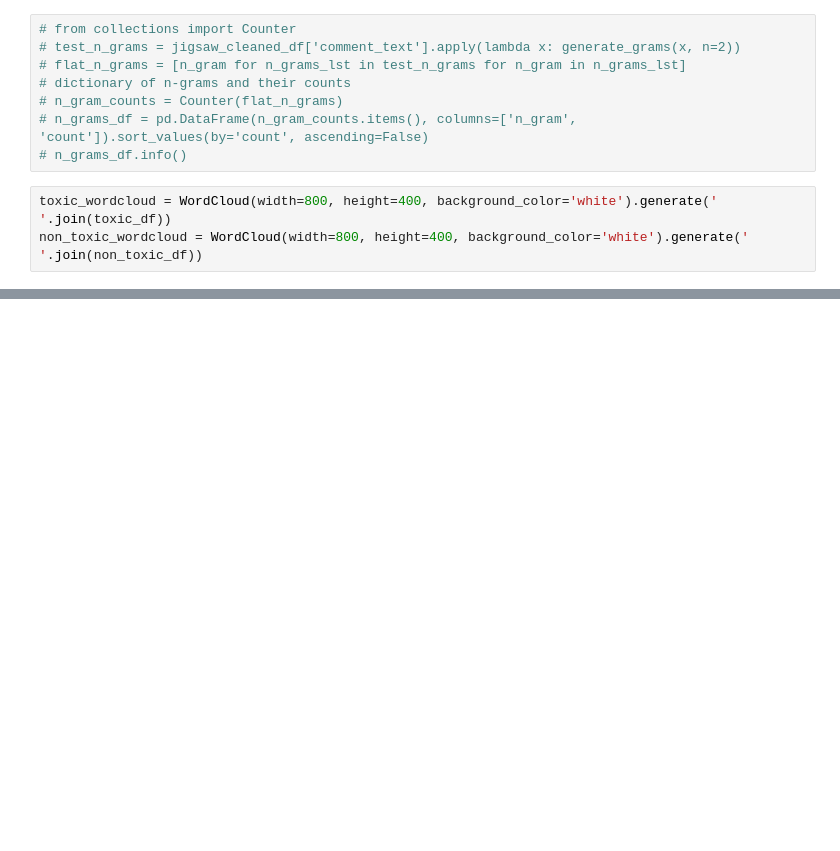
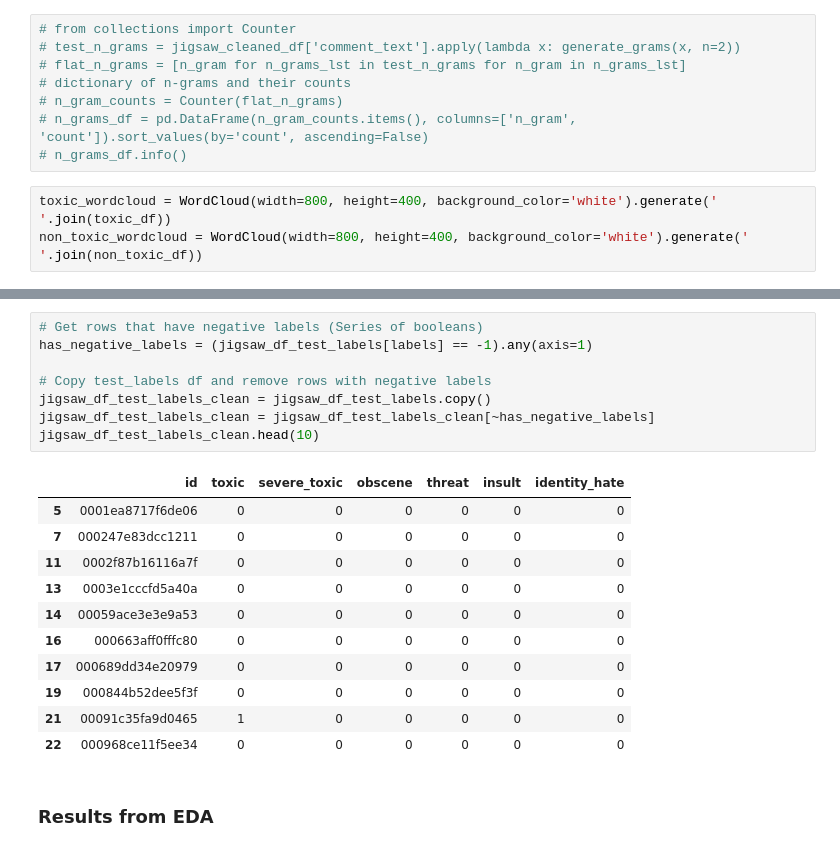
Before and after one commit to johne18/ml_learnings, a Jupyter notebook: SafeChat/notebooks/jigsaw_eda.ipynb, the cells around one changed output, grey strips where cells are left out. Saved outputs shown, nothing was run; the diff lists cells and outputs as text; blank space fills up the shorter version.

```diff
--- a/SafeChat/notebooks/jigsaw_eda.ipynb
+++ b/SafeChat/notebooks/jigsaw_eda.ipynb
@@ -228,0 +297,22 @@ for n in range(2, 5):
+# %%
+# Get rows that have negative labels (Series of booleans)
+has_negative_labels = (jigsaw_df_test_labels[labels] == -1).any(axis=1)
+
+# Copy test_labels df and remove rows with negative labels
+jigsaw_df_test_labels_clean = jigsaw_df_test_labels.copy()
+jigsaw_df_test_labels_clean = jigsaw_df_test_labels_clean[~has_negative_labels]
+jigsaw_df_test_labels_clean.head(10)
+# %% [output]
+|  | id | toxic | severe_toxic | obscene | threat | insult | identity_hate |
+| 5 | 0001ea8717f6de06 | 0 | 0 | 0 | 0 | 0 | 0 |
+| 7 | 000247e83dcc1211 | 0 | 0 | 0 | 0 | 0 | 0 |
+| 11 | 0002f87b16116a7f | 0 | 0 | 0 | 0 | 0 | 0 |
+| 13 | 0003e1cccfd5a40a | 0 | 0 | 0 | 0 | 0 | 0 |
+| 14 | 00059ace3e3e9a53 | 0 | 0 | 0 | 0 | 0 | 0 |
+| 16 | 000663aff0fffc80 | 0 | 0 | 0 | 0 | 0 | 0 |
+| 17 | 000689dd34e20979 | 0 | 0 | 0 | 0 | 0 | 0 |
+| 19 | 000844b52dee5f3f | 0 | 0 | 0 | 0 | 0 | 0 |
+| 21 | 00091c35fa9d0465 | 1 | 0 | 0 | 0 | 0 | 0 |
+| 22 | 000968ce11f5ee34 | 0 | 0 | 0 | 0 | 0 | 0 |
+# %% [markdown]
+### Results from EDA
```
Also changed, not shown: parts of 12 cells of this notebook, 3 other files.
